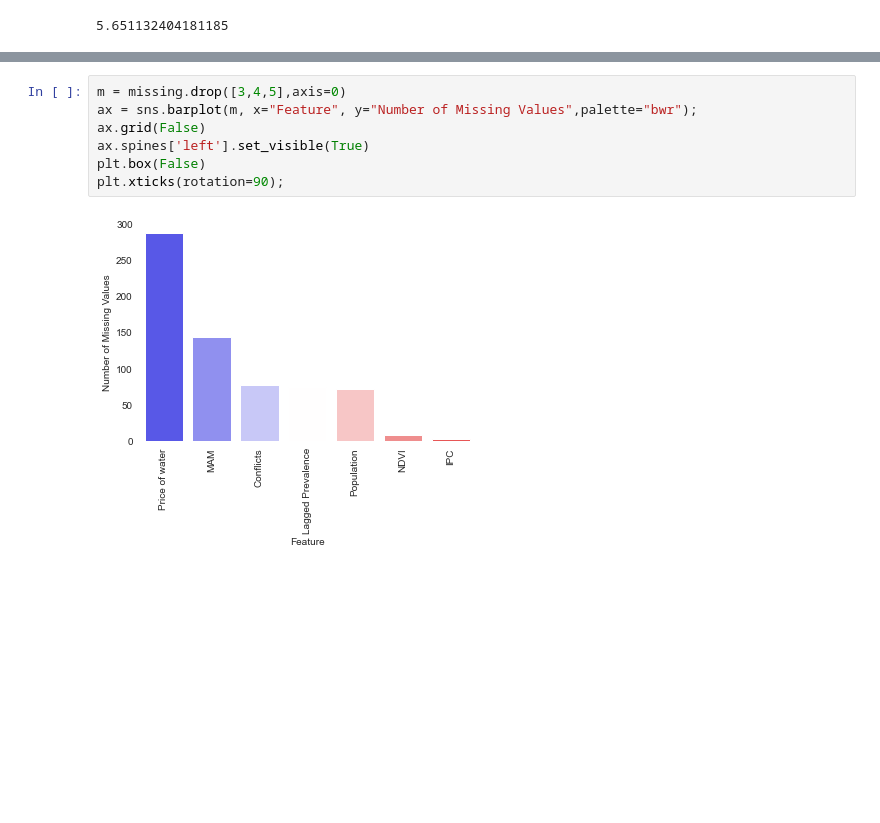
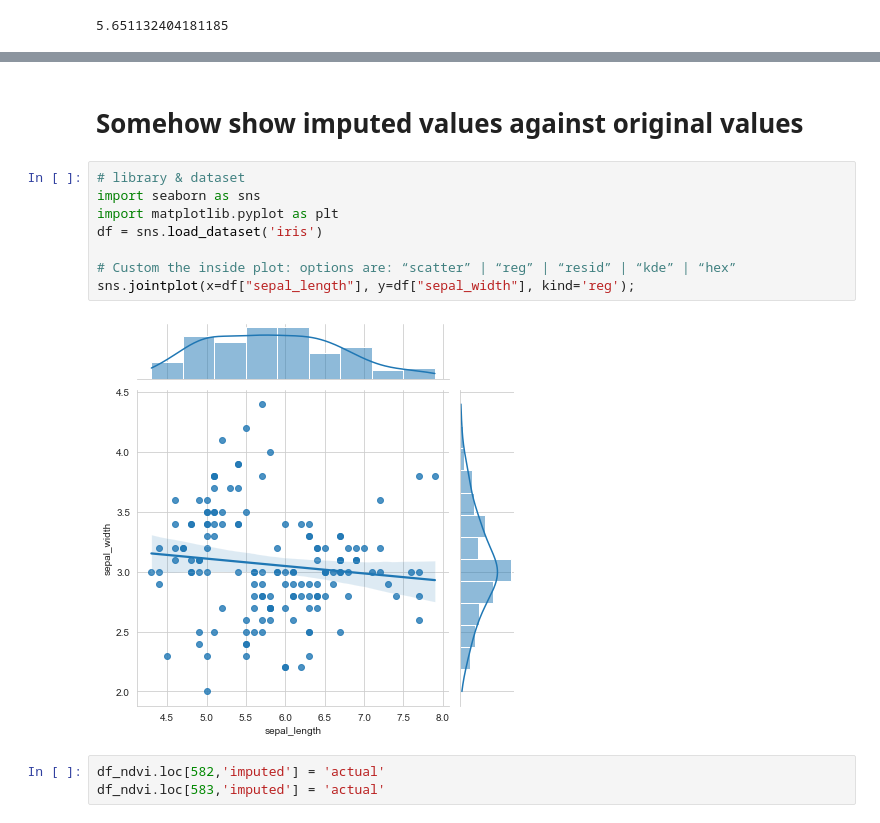
Before and after one commit to LeanderHuyghe/Wasting_Prediction, a Jupyter notebook: Imputation Visualisation.ipynb, the cells around one changed output, grey strips where cells are left out. Saved outputs shown, nothing was run; the diff lists cells and outputs as text; blank space fills up the shorter version.

```diff
--- a/Imputation Visualisation.ipynb
+++ b/Imputation Visualisation.ipynb
@@ -217,9 +219,15 @@ plt.savefig('Images/missing.png',dpi=300, bbox_inches='tight')
-# %%
-m = missing.drop([3,4,5],axis=0)
-ax = sns.barplot(m, x="Feature", y="Number of Missing Values",palette="bwr");
-ax.grid(False)
-ax.spines['left'].set_visible(True)
-plt.box(False)
-plt.xticks(rotation=90);
-# %% [output]
-[figure, removed]
+# %% [markdown]
+# Somehow show imputed values against original values
+# %%
+# library & dataset
+import seaborn as sns
+import matplotlib.pyplot as plt
+df = sns.load_dataset('iris')
+
+# Custom the inside plot: options are: “scatter” | “reg” | “resid” | “kde” | “hex”
+sns.jointplot(x=df["sepal_length"], y=df["sepal_width"], kind='reg');
+# %% [output]
+[figure, added]
+# %%
+df_ndvi.loc[582,'imputed'] = 'actual'
+df_ndvi.loc[583,'imputed'] = 'actual'
```
Also changed, not shown: parts of 18 cells of this notebook, 2 other files.
